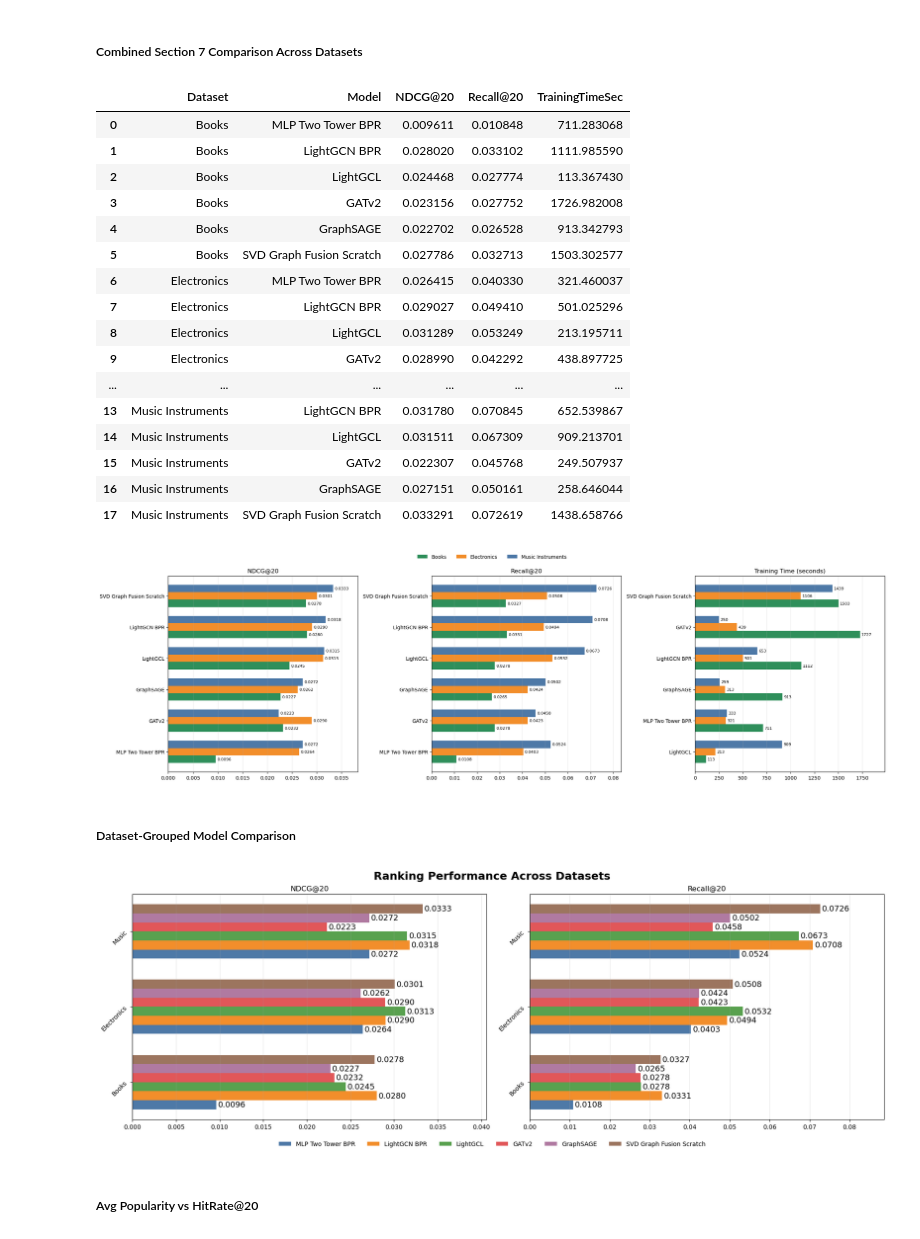
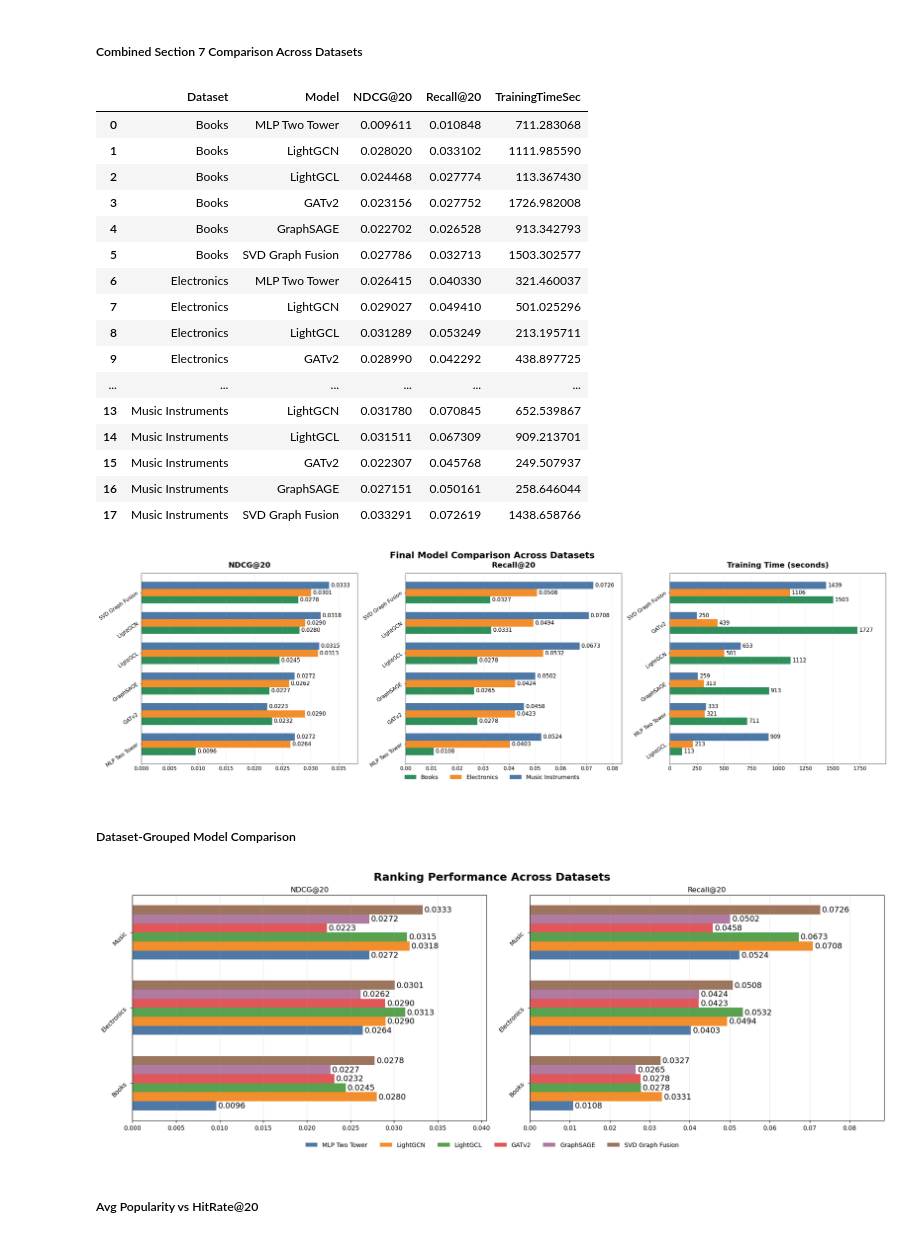
Before and after one commit to Amos-Peng-127/GT-7643-Final-Project, a Jupyter notebook: Project/Final_Combined_Dataset_Comparison.ipynb, the cells around one changed output. Cells and saved outputs as stored; diff of their text form; code cells hidden in the pictures.

Commit message:
Training Curve Combined

```diff
--- a/Project/Final_Combined_Dataset_Comparison.ipynb
+++ b/Project/Final_Combined_Dataset_Comparison.ipynb
@@ -4,55 +4,58 @@
 import numpy as np
 import pandas as pd
 import matplotlib.pyplot as plt
+from pathlib import Path
 
 plt.style.use('default')
+results_dir = Path('results')
+results_dir.mkdir(exist_ok=True)
 
 records = [
     # Books
-    {'Dataset': 'Books', 'Model': 'MLP Two Tower BPR', 'NDCG@20': 0.009611, 'Recall@20': 0.010848, 'TrainingTimeSec': 711.283068},
-    {'Dataset': 'Books', 'Model': 'LightGCN BPR', 'NDCG@20': 0.028020, 'Recall@20': 0.033102, 'TrainingTimeSec': 1111.985590},
+    {'Dataset': 'Books', 'Model': 'MLP Two Tower', 'NDCG@20': 0.009611, 'Recall@20': 0.010848, 'TrainingTimeSec': 711.283068},
+    {'Dataset': 'Books', 'Model': 'LightGCN', 'NDCG@20': 0.028020, 'Recall@20': 0.033102, 'TrainingTimeSec': 1111.985590},
     {'Dataset': 'Books', 'Model': 'LightGCL', 'NDCG@20': 0.024468, 'Recall@20': 0.027774, 'TrainingTimeSec': 113.367430},
     {'Dataset': 'Books', 'Model': 'GATv2', 'NDCG@20': 0.023156, 'Recall@20': 0.027752, 'TrainingTimeSec': 1726.982008},
     {'Dataset': 'Books', 'Model': 'GraphSAGE', 'NDCG@20': 0.022702, 'Recall@20': 0.026528, 'TrainingTimeSec': 913.342793},
-    {'Dataset': 'Books', 'Model': 'SVD Graph Fusion Scratch', 'NDCG@20': 0.027786, 'Recall@20': 0.032713, 'TrainingTimeSec': 1503.302577},
+    {'Dataset': 'Books', 'Model': 'SVD Graph Fusion', 'NDCG@20': 0.027786, 'Recall@20': 0.032713, 'TrainingTimeSec': 1503.302577},
 
     # Electronics
-    {'Dataset': 'Electronics', 'Model': 'MLP Two Tower BPR', 'NDCG@20': 0.026415, 'Recall@20': 0.040330, 'TrainingTimeSec': 321.460037},
-    {'Dataset': 'Electronics', 'Model': 'LightGCN BPR', 'NDCG@20': 0.029027, 'Recall@20': 0.049410, 'TrainingTimeSec': 501.025296},
+    {'Dataset': 'Electronics', 'Model': 'MLP Two Tower', 'NDCG@20': 0.026415, 'Recall@20': 0.040330, 'TrainingTimeSec': 321.460037},
+    {'Dataset': 'Electronics', 'Model': 'LightGCN', 'NDCG@20': 0.029027, 'Recall@20': 0.049410, 'TrainingTimeSec': 501.025296},
     {'Dataset': 'Electronics', 'Model': 'LightGCL', 'NDCG@20': 0.031289, 'Recall@20': 0.053249, 'TrainingTimeSec': 213.195711},
     {'Dataset': 'Electronics', 'Model': 'GATv2', 'NDCG@20': 0.028990, 'Recall@20': 0.042292, 'TrainingTimeSec': 438.897725},
     {'Dataset': 'Electronics', 'Model': 'GraphSAGE', 'NDCG@20': 0.026185, 'Recall@20': 0.042360, 'TrainingTimeSec': 313.464777},
-    {'Dataset': 'Electronics', 'Model': 'SVD Graph Fusion Scratch', 'NDCG@20': 0.030085, 'Recall@20': 0.050787, 'TrainingTimeSec': 1106.171383},
+    {'Dataset': 'Electronics', 'Model': 'SVD Graph Fusion', 'NDCG@20': 0.030085, 'Recall@20': 0.050787, 'TrainingTimeSec': 1106.171383},
 
     # Music Instruments
-    {'Dataset': 'Music Instruments', 'Model': 'MLP Two Tower BPR', 'NDCG@20': 0.027179, 'Recall@20': 0.052447, 'TrainingTimeSec': 333.106931},
-    {'Dataset': 'Music Instruments', 'Model': 'LightGCN BPR', 'NDCG@20': 0.031780, 'Recall@20': 0.070845, 'TrainingTimeSec': 652.539867},
+    {'Dataset': 'Music Instruments', 'Model': 'MLP Two Tower', 'NDCG@20': 0.027179, 'Recall@20': 0.052447, 'TrainingTimeSec': 333.106931},
+    {'Dataset': 'Music Instruments', 'Model': 'LightGCN', 'NDCG@20': 0.031780, 'Recall@20': 0.070845, 'TrainingTimeSec': 652.539867},
     {'Dataset': 'Music Instruments', 'Model': 'LightGCL', 'NDCG@20': 0.031511, 'Recall@20': 0.067309, 'TrainingTimeSec': 909.213701},
     {'Dataset': 'Music Instruments', 'Model': 'GATv2', 'NDCG@20': 0.022307, 'Recall@20': 0.045768, 'TrainingTimeSec': 249.507937},
     {'Dataset': 'Music Instruments', 'Model': 'GraphSAGE', 'NDCG@20': 0.027151, 'Recall@20': 0.050161, 'TrainingTimeSec': 258.646044},
-    {'Dataset': 'Music Instruments', 'Model': 'SVD Graph Fusion Scratch', 'NDCG@20': 0.033291, 'Recall@20': 0.072619, 'TrainingTimeSec': 1438.658766},
+    {'Dataset': 'Music Instruments', 'Model': 'SVD Graph Fusion', 'NDCG@20': 0.033291, 'Recall@20': 0.072619, 'TrainingTimeSec': 1438.658766},
 ]
 
 comparison_df = pd.DataFrame(records)
 comparison_df
 # %% [output]
 |  | Dataset | Model | NDCG@20 | Recall@20 | TrainingTimeSec |
-| 0 | Books | MLP Two Tower BPR | 0.009611 | 0.010848 | 711.283068 |
-| 1 | Books | LightGCN BPR | 0.028020 | 0.033102 | 1111.985590 |
+| 0 | Books | MLP Two Tower | 0.009611 | 0.010848 | 711.283068 |
+| 1 | Books | LightGCN | 0.028020 | 0.033102 | 1111.985590 |
 | 2 | Books | LightGCL | 0.024468 | 0.027774 | 113.367430 |
 | 3 | Books | GATv2 | 0.023156 | 0.027752 | 1726.982008 |
 | 4 | Books | GraphSAGE | 0.022702 | 0.026528 | 913.342793 |
-| 5 | Books | SVD Graph Fusion Scratch | 0.027786 | 0.032713 | 1503.302577 |
-| 6 | Electronics | MLP Two Tower BPR | 0.026415 | 0.040330 | 321.460037 |
-| 7 | Electronics | LightGCN BPR | 0.029027 | 0.049410 | 501.025296 |
+| 5 | Books | SVD Graph Fusion | 0.027786 | 0.032713 | 1503.302577 |
+| 6 | Electronics | MLP Two Tower | 0.026415 | 0.040330 | 321.460037 |
+| 7 | Electronics | LightGCN | 0.029027 | 0.049410 | 501.025296 |
 | 8 | Electronics | LightGCL | 0.031289 | 0.053249 | 213.195711 |
 | 9 | Electronics | GATv2 | 0.028990 | 0.042292 | 438.897725 |
 | ... | ... | ... | ... | ... | ... |
-| 13 | Music Instruments | LightGCN BPR | 0.031780 | 0.070845 | 652.539867 |
+| 13 | Music Instruments | LightGCN | 0.031780 | 0.070845 | 652.539867 |
 | 14 | Music Instruments | LightGCL | 0.031511 | 0.067309 | 909.213701 |
 | 15 | Music Instruments | GATv2 | 0.022307 | 0.045768 | 249.507937 |
 | 16 | Music Instruments | GraphSAGE | 0.027151 | 0.050161 | 258.646044 |
-| 17 | Music Instruments | SVD Graph Fusion Scratch | 0.033291 | 0.072619 | 1438.658766 |
+| 17 | Music Instruments | SVD Graph Fusion | 0.033291 | 0.072619 | 1438.658766 |
 # %%
 datasets = ['Books', 'Electronics', 'Music Instruments']
 colors = {
@@ -66,57 +69,61 @@ def plot_grouped_metric(ax, df, metric, title, value_format):
         df.groupby('Model')[metric]
         .mean()
         .sort_values(ascending=True)
         .index
         .tolist()
     )
     y = np.arange(len(model_order))
     bar_height = 0.24
     offsets = np.linspace(-bar_height, bar_height, len(datasets))
 
     for dataset, offset in zip(datasets, offsets):
         values = (
             df[df['Dataset'] == dataset]
             .set_index('Model')
             .reindex(model_order)[metric]
         )
         bars = ax.barh(y + offset, values, height=bar_height, color=colors[dataset], label=dataset)
-        ax.bar_label(bars, labels=[value_format.format(v) for v in values], padding=3, fontsize=8)
+        ax.bar_label(bars, labels=[value_format.format(v) for v in values], padding=5, fontsize=16)
 
     ax.set_yticks(y)
-    ax.set_yticklabels(model_order)
-    ax.set_title(title)
+    ax.set_yticklabels(model_order, rotation=35, ha='right', fontsize=15)
+    ax.set_title(title, fontsize=22, fontweight='bold', pad=16)
+    ax.tick_params(axis='x', labelsize=15)
     ax.grid(axis='x', alpha=0.3)
     ax.margins(x=0.15)
 
 
-fig, axes = plt.subplots(1, 3, figsize=(22, 6), constrained_layout=True)
+fig, axes = plt.subplots(1, 3, figsize=(32, 9), constrained_layout=True)
 plot_grouped_metric(axes[0], comparison_df, 'NDCG@20', 'NDCG@20', '{:.4f}')
 plot_grouped_metric(axes[1], comparison_df, 'Recall@20', 'Recall@20', '{:.4f}')
 plot_grouped_metric(axes[2], comparison_df, 'TrainingTimeSec', 'Training Time (seconds)', '{:.0f}')
 
+fig.suptitle('Final Model Comparison Across Datasets', fontsize=26, fontweight='bold')
 handles, labels = axes[0].get_legend_handles_labels()
-fig.legend(handles, labels, loc='upper center', ncol=3, frameon=False, bbox_to_anchor=(0.5, 1.08))
+fig.legend(handles, labels, loc='lower center', ncol=3, frameon=False, bbox_to_anchor=(0.5, -0.06), fontsize=17)
+fig.savefig(results_dir / 'final_model_comparison_across_datasets.pdf', bbox_inches='tight', dpi=600)
+fig.savefig(results_dir / 'final_model_comparison_across_datasets.png', bbox_inches='tight', dpi=600)
 plt.show()
 # %% [output]
-[figure, old version]
+[figure, new version]
 # %% [markdown]
 ##### Dataset-Grouped Model Comparison
 # %%
 models = [
-    'MLP Two Tower BPR',
-    'LightGCN BPR',
+    'MLP Two Tower',
+    'LightGCN',
     'LightGCL',
     'GATv2',
     'GraphSAGE',
-    'SVD Graph Fusion Scratch',
+    'SVD Graph Fusion',
 ]
 model_colors = {
-    'MLP Two Tower BPR': '#4e79a7',
-    'LightGCN BPR': '#f28e2b',
+    'MLP Two Tower': '#4e79a7',
+    'LightGCN': '#f28e2b',
     'LightGCL': '#59a14f',
     'GATv2': '#e15759',
     'GraphSAGE': '#b07aa1',
-    'SVD Graph Fusion Scratch': '#9c755f',
+    'SVD Graph Fusion': '#9c755f',
 }
 dataset_labels = {
     'Books': 'Books',
@@ -152,9 +159,11 @@ plot_dataset_grouped_bars(axes[1], comparison_df, 'Recall@20', 'Recall@20', '{:.
 fig.suptitle('Ranking Performance Across Datasets', fontsize=18, fontweight='bold')
 handles, labels = axes[0].get_legend_handles_labels()
 fig.legend(handles, labels, loc='lower center', ncol=6, frameon=False, bbox_to_anchor=(0.5, -0.08))
+fig.savefig(results_dir / 'ranking_performance_across_datasets.pdf', bbox_inches='tight', dpi=600)
+fig.savefig(results_dir / 'ranking_performance_across_datasets.png', bbox_inches='tight', dpi=600)
 plt.show()
 # %% [output]
-[figure, old version]
+[figure, new version]
 # %% [markdown]
 ##### Avg Popularity vs HitRate@20
 # %%
```
Also changed, not shown: parts of 4 cells of this notebook.
